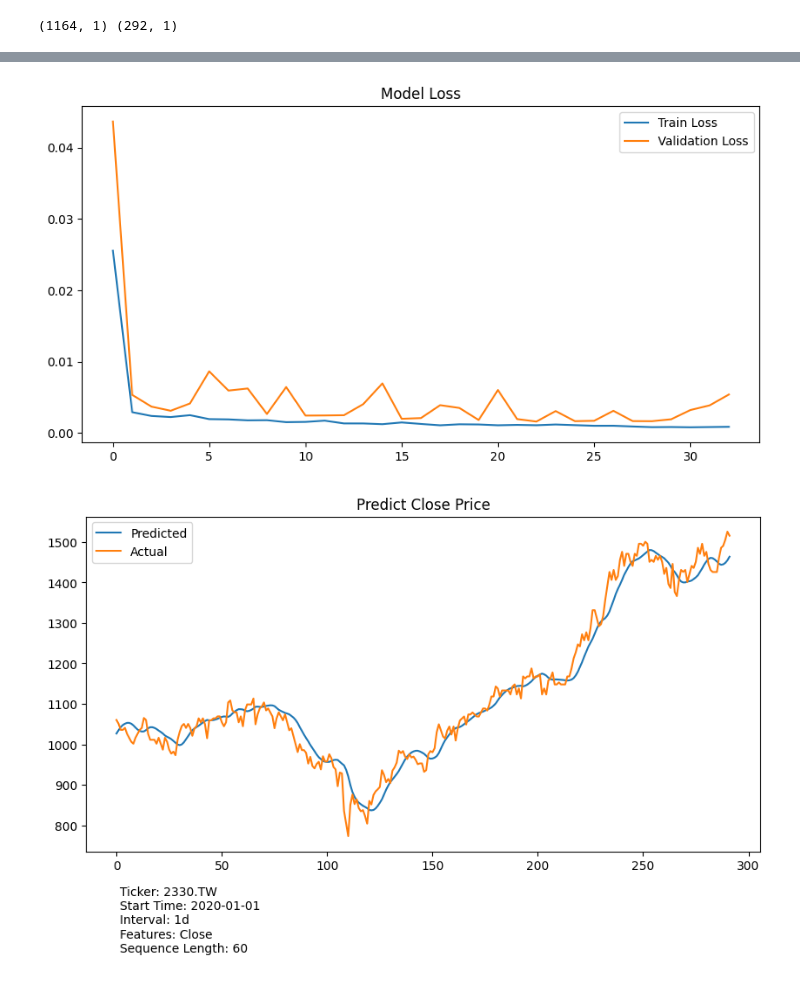
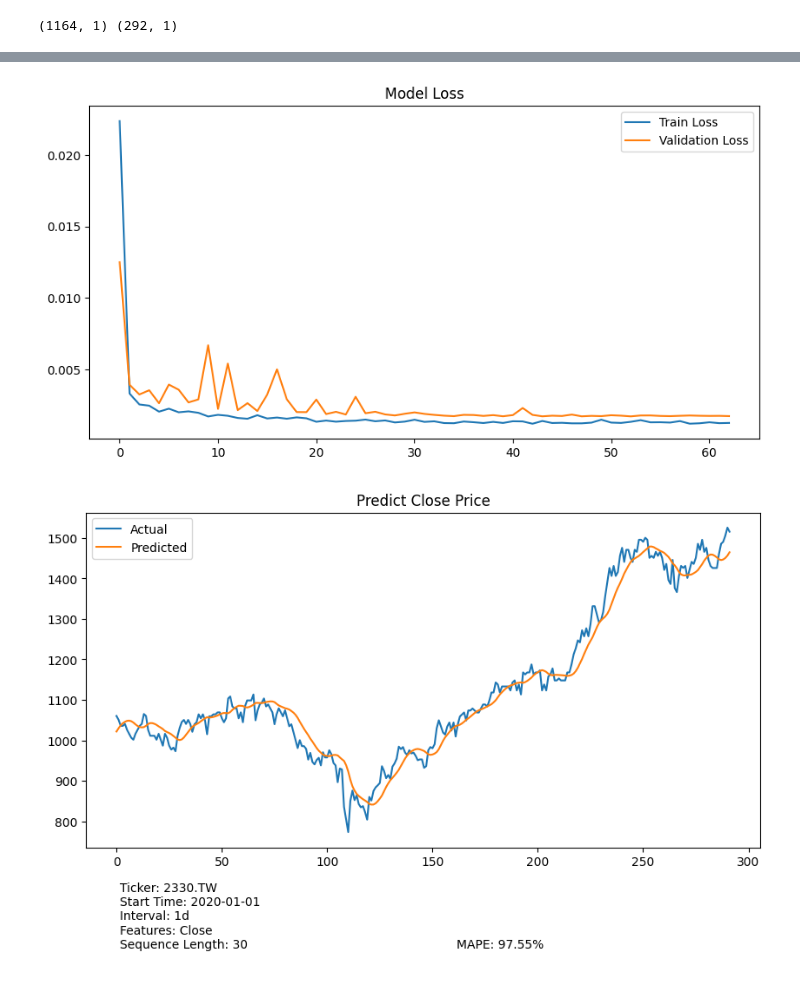
Before and after one commit to danielyc0304/Senior-Project, a Jupyter notebook: lstm.ipynb, the cells around one changed output, grey strips where cells are left out. Cells and saved outputs as stored; diff of their text form; code cells hidden in the pictures.

Commit message:
feat(lstm): record MAPE metric

```diff
--- a/lstm.ipynb
+++ b/lstm.ipynb
@@ -3,7 +3,7 @@ TICKER = "2330.TW"
 START_TIME = "2020-01-01"
 INTERVAL = "1d"
 FEATURES = ["Close"]
-SEQ_LEN = 60
+SEQ_LEN = 30
 # %%
 from datetime import datetime, timedelta
 import yfinance as yf
@@ -145,7 +145,7 @@ model = Sequential(
         # Dropout(0.2),
         # SelfAttentionBlock(num_heads=4, key_dim=16, dropout=0.1),
         # GlobalAveragePooling1D(),
-        Dense(32, activation="relu"),
+        # Dense(32, activation="relu"),
         Dense(1),
     ]
 )
@@ -208,6 +206,7 @@ Epoch 33/100
 ***** Training Completed *****
 # %%
 import matplotlib.pyplot as plt
+from sklearn.metrics import mean_absolute_percentage_error
 
 
 y_pred = model.predict(X_test)
@@ -227,8 +226,8 @@ plt.legend()
 plt.show()
 
 plt.figure(figsize=(10, 5))
+plt.plot(y_test_inv, label="Actual")
 plt.plot(y_pred_inv, label="Predicted")
-plt.plot(y_test_inv, label="Actual")
 plt.title("Predict Close Price")
 plt.legend()
 plt.text(
@@ -237,6 +236,12 @@ plt.text(
     f"Ticker: {TICKER}\nStart Time: {START_TIME}\nInterval: {INTERVAL}\nFeatures: {','.join(FEATURES)}\nSequence Length: {SEQ_LEN}",
     transform=plt.gca().transAxes,
 )
+plt.text(
+    0.55,
+    -0.3,
+    f"MAPE: {1 - mean_absolute_percentage_error(y_test_inv, y_pred_inv):.2%}",
+    transform=plt.gca().transAxes,
+)
 plt.savefig(
     f'output/{datetime.now().strftime("%Y%m%d_%H%M%S")}_{TICKER}_pred.png',
     bbox_inches="tight",
@@ -247,2 +252,2 @@ plt.show()
-[figure, old version]
+[figure, new version]
-[figure, old version]
+[figure, new version]
```
Also changed, not shown: parts of 5 cells of this notebook, 2 other files.
